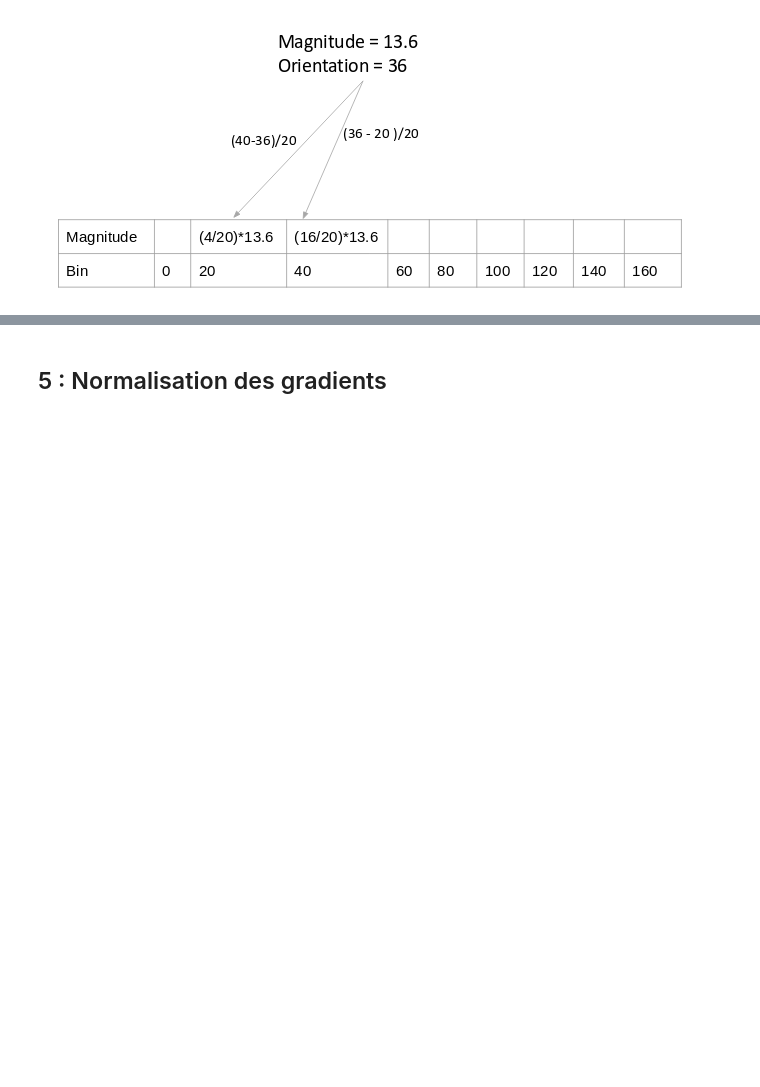
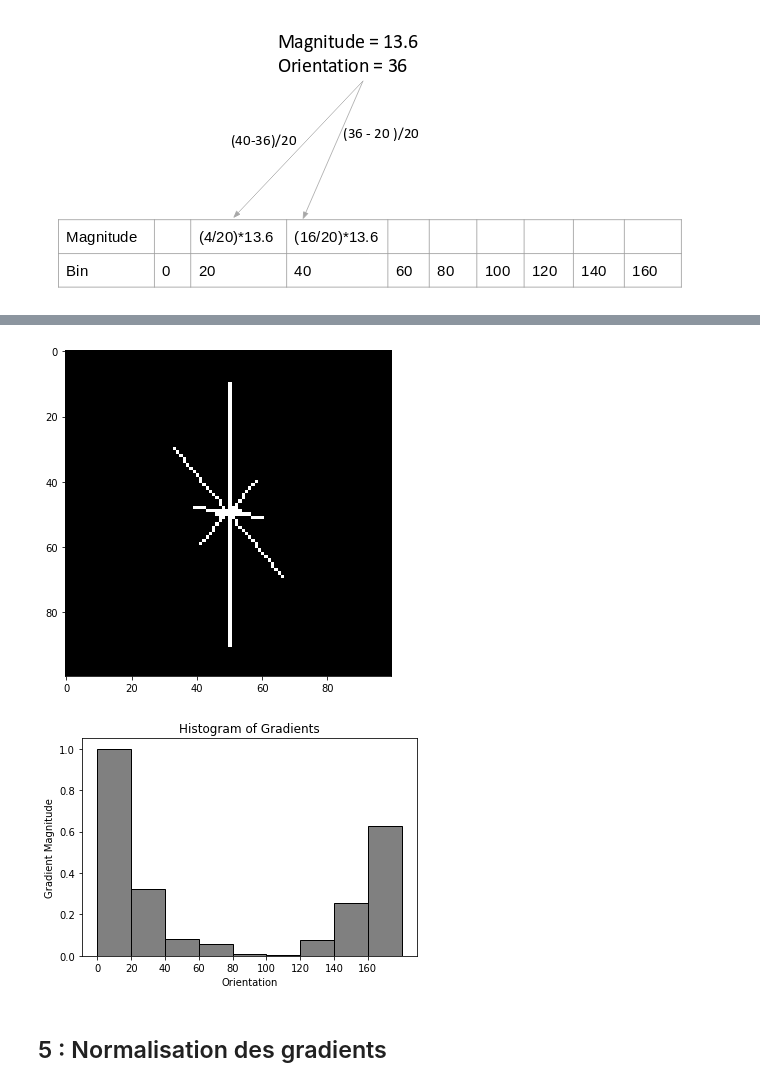
Before and after one commit to lisacsn/Histogram-of-Oriented-Gradients, a Jupyter notebook: Implémentation/Projet Hog.ipynb, the cells around one changed output, grey strips where cells are left out. Saved outputs shown, nothing was run; the diff lists cells and outputs as text; code cells hidden in the pictures; blank space fills up the shorter version.

```diff
--- a/Implémentation/Projet Hog.ipynb
+++ b/Implémentation/Projet Hog.ipynb
@@ -219,3 +247,9 @@ afficher_hist(histograms_fleche[10,6,:], hist_bins)
+# %%
+afficher_une_cellule(histograms_cam, 7, 7)
+afficher_hist(histograms_cam[7,7,:], hist_bins)
+# %% [output]
+[figure, added]
+[figure, added]
 # %% [markdown]
 ## 5 : Normalisation des gradients
 # %% [markdown]
```
Also changed, not shown: parts of 2 cells of this notebook.
